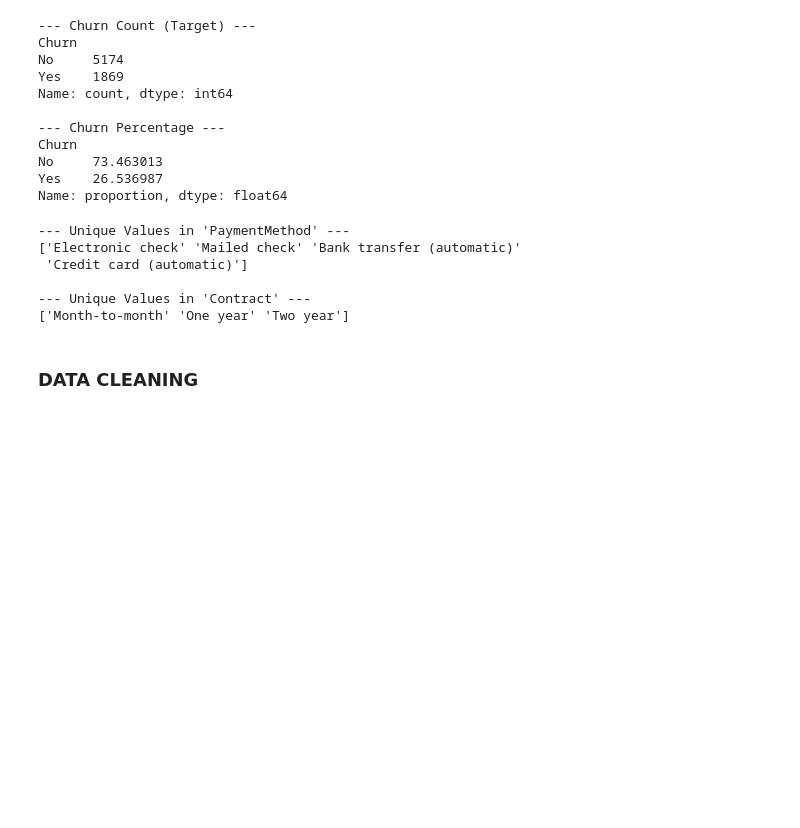
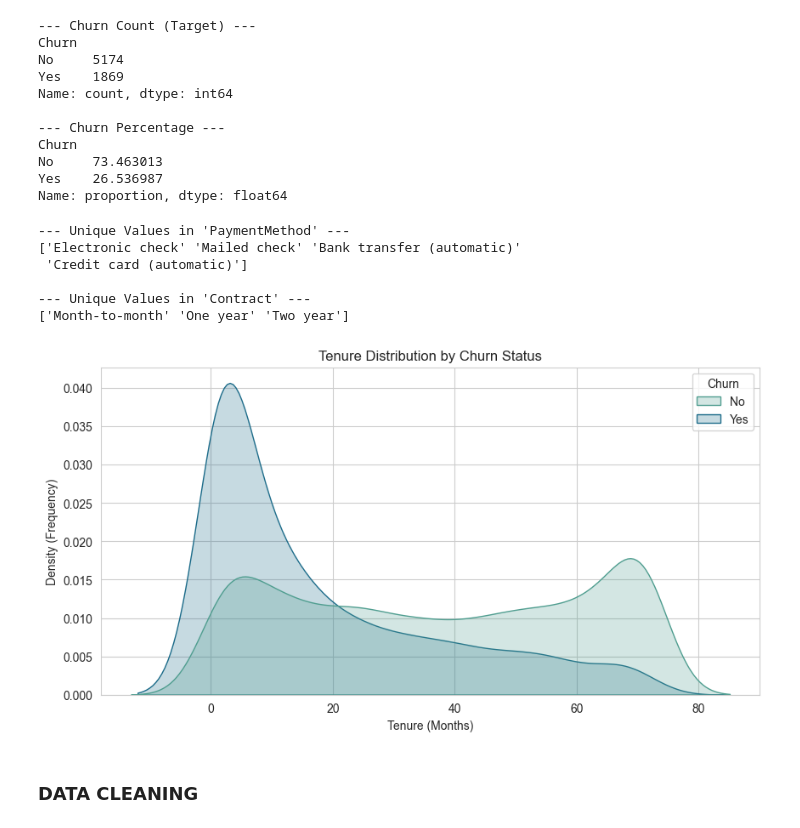
Before and after one commit to Pudamya/CM2604_ML_CW_2425595, a Jupyter notebook: pre_processing.ipynb, the cells around one changed output. Cells and saved outputs as stored; diff of their text form; code cells hidden in the pictures; blank space fills up the shorter version.

Commit message:
Adding visualizations

```diff
--- a/pre_processing.ipynb
+++ b/pre_processing.ipynb
@@ -135,6 +135,17 @@ print(df['Contract'].unique())
 
 --- Unique Values in 'Contract' ---
 ['Month-to-month' 'One year' 'Two year']
+# %%
+# Tenure vs Churn (Customer Loyalty)
+plt.figure(figsize=(10, 5))
+sns.kdeplot(data=df, x='tenure', hue='Churn', fill=True, palette='crest', common_norm=False)
+plt.title('Tenure Distribution by Churn Status')
+plt.xlabel('Tenure (Months)')
+plt.ylabel('Density (Frequency)')
+plt.show()
+# If the "Yes" curve spikes near 0-10 months, new customers are at highest risk.
+# %% [output]
+[figure, added]
 # %% [markdown]
 ### DATA CLEANING
 # %%
```
Also changed, not shown: parts of 9 cells of this notebook.
